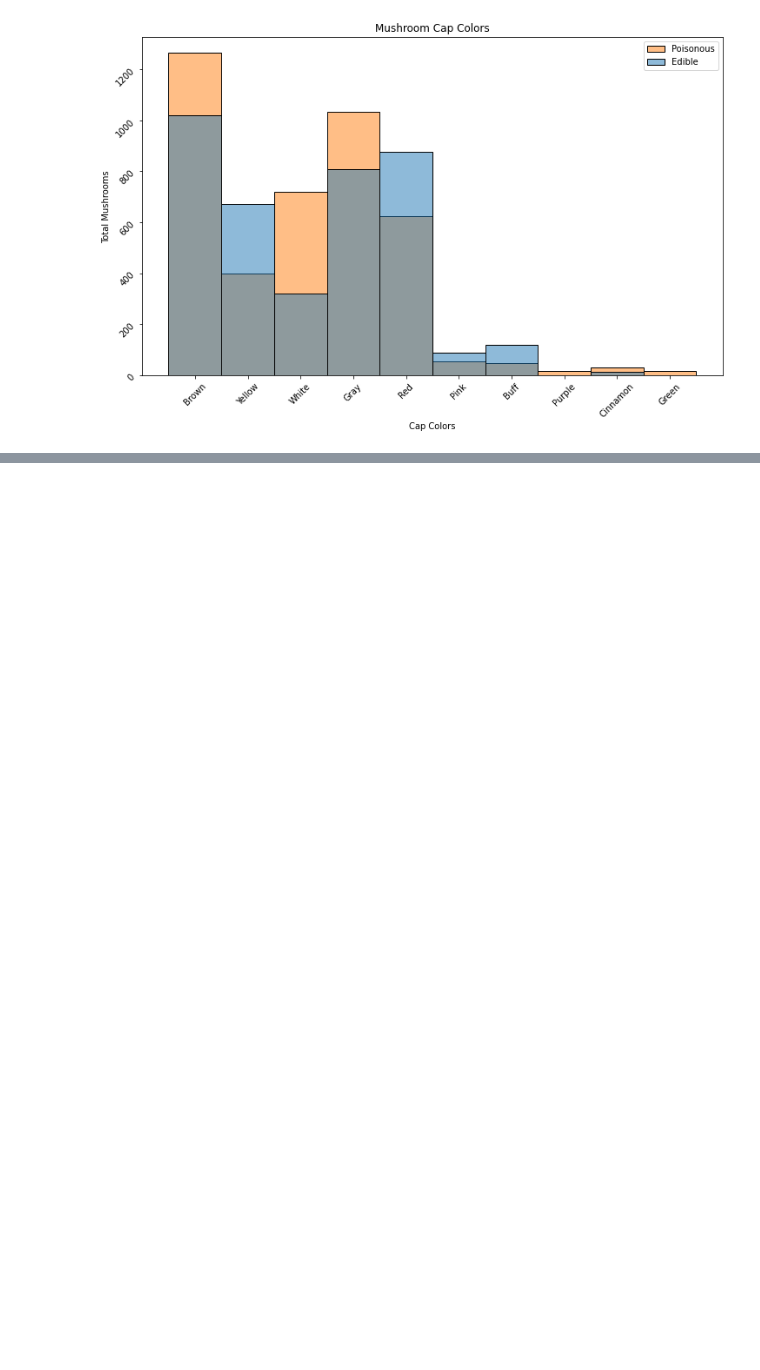
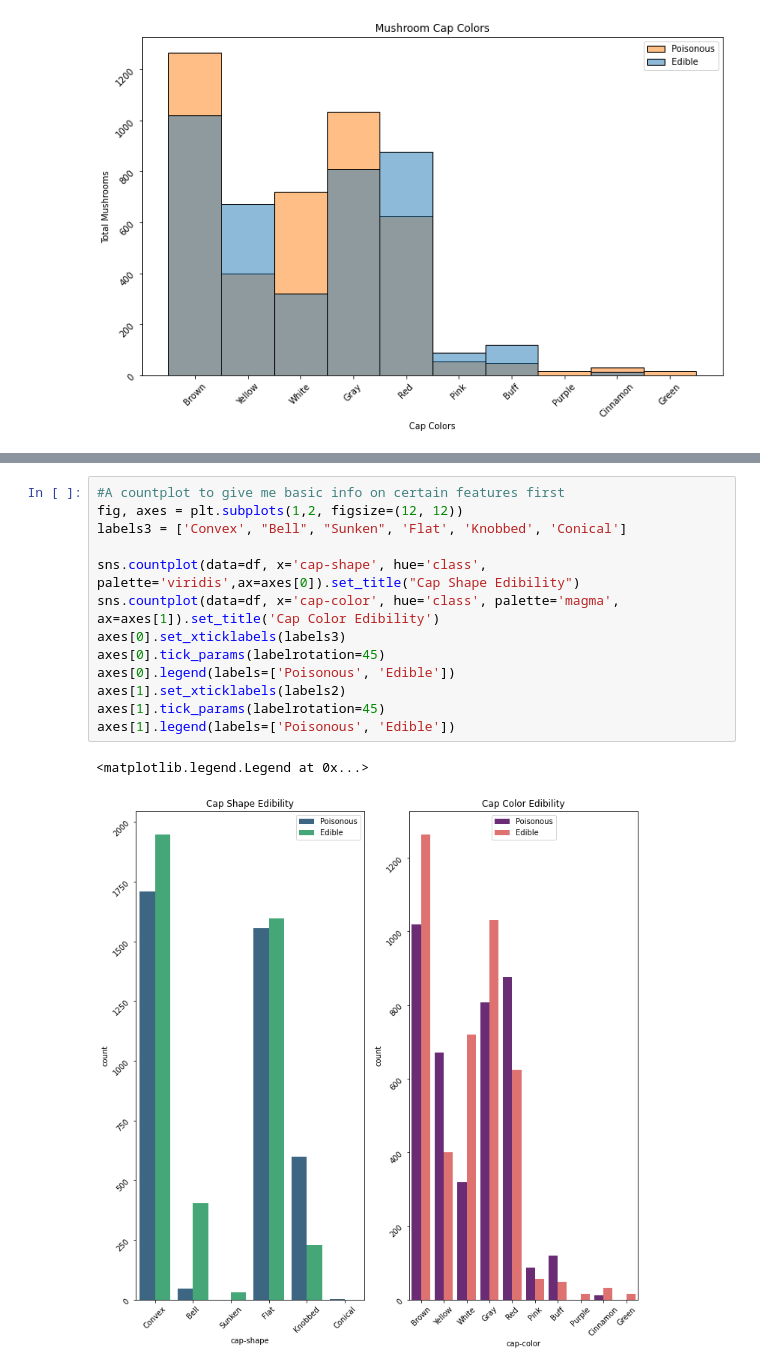
Before and after one commit to Jkhou1000/Mushroom-Classifier, a Jupyter notebook: Mushroom_Project.ipynb, the cells around one changed output, grey strips where cells are left out. Cells and saved outputs as stored; diff of their text form; blank space fills up the shorter version.

```diff
--- a/Mushroom_Project.ipynb
+++ b/Mushroom_Project.ipynb
@@ -134,0 +174,16 @@ ax.legend(labels=['Poisonous', 'Edible'])
+# %%
+#A countplot to give me basic info on certain features first
+fig, axes = plt.subplots(1,2, figsize=(12, 12))
+labels3 = ['Convex', "Bell", "Sunken", 'Flat', 'Knobbed', 'Conical']
+
+sns.countplot(data=df, x='cap-shape', hue='class', palette='viridis',ax=axes[0]).set_title("Cap Shape Edibility")
+sns.countplot(data=df, x='cap-color', hue='class', palette='magma', ax=axes[1]).set_title('Cap Color Edibility')
+axes[0].set_xticklabels(labels3)
+axes[0].tick_params(labelrotation=45)
+axes[0].legend(labels=['Poisonous', 'Edible'])
+axes[1].set_xticklabels(labels2)
+axes[1].tick_params(labelrotation=45)
+axes[1].legend(labels=['Poisonous', 'Edible'])
+# %% [output]
+<matplotlib.legend.Legend at 0x...>
+[figure, added]
```
Also changed, not shown: parts of 8 cells of this notebook.
